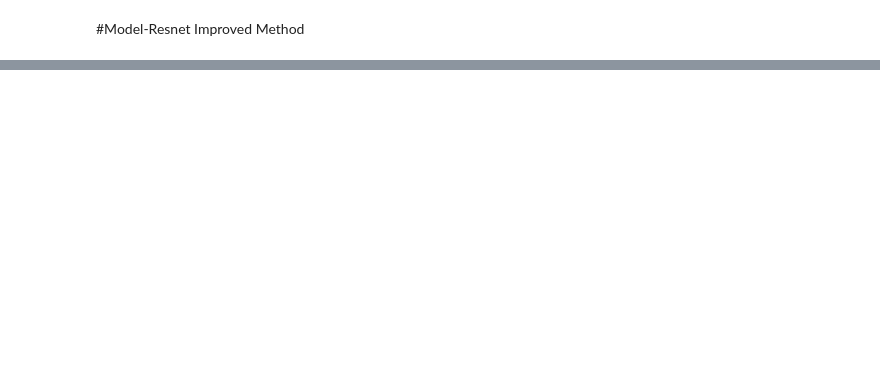
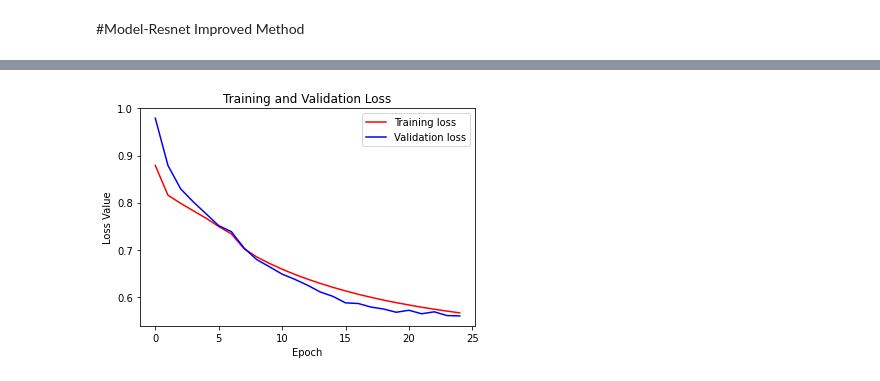
Before and after one commit to BJToor/sep769-deep-learning-project, a Jupyter notebook: DeepLearningProject_Group2.ipynb, the cells around one changed output, grey strips where cells are left out. Cells and saved outputs as stored; diff of their text form; code cells hidden in the pictures; blank space fills up the shorter version.

Commit message:
Resnet model running

```diff
--- a/DeepLearningProject_Group2.ipynb
+++ b/DeepLearningProject_Group2.ipynb
@@ -44,8 +45,8 @@ original_images_path = '/content/gdrive/Shareddrives/SEP_769/data/drone_data/ori
 original_semantic_path = '/content/gdrive/Shareddrives/SEP_769/data/drone_data/label_images_semantic/'
 HEIGHT = 200
 WIDTH = 300
-EPOCHS = 50
-BATCHSIZE = 3
+EPOCHS = 25
+BATCHSIZE = 6
 VAL_SPLIT = 0.9
 
 # reads images from dir, resizes and returns np array
@@ -224,46 +178,55 @@ ________________________________________________________________________________
 # %%
-#input_Layer = tf.keras.Input(shape=(train_images[0].shape))
-input_Layer = tf.keras.Input(shape=((200,300,3)))
-resnet_layers = tf.keras.applications.ResNet50(include_top=False, weights='imagenet', input_tensor=input_Layer)
-resnet_layers.trainable = False
-
-print(resnet_layers)
+def build_model():
+  #input_Layer = tf.keras.Input(shape=(train_images[0].shape))
+  input_Layer = tf.keras.Input(shape=((200,300,3)))
+  resnet_layers = tf.keras.applications.ResNet50(include_top=False, weights='imagenet', input_tensor=input_Layer)
+  resnet_layers.trainable = False
 
 
-#NOTE My layers do not contain residual connections yet
-#decoder_start = tf.keras.layers.Input((7, 10, 2048))
-decoder = tf.keras.layers.Conv2DTranspose(filters=512, kernel_size=(3,3), strides=(1,1))(resnet_layers.layers[-1].output)
-decoder = tf.keras.layers.BatchNormalization(axis=1)(decoder)
-decoder = tf.keras.layers.Activation(tf.keras.activations.relu)(decoder)
+  #NOTE My layers do not contain residual connections yet
+  decoder = tf.keras.layers.Conv2DTranspose(filters=1028, kernel_size=(3,3), strides=(2,2), padding='same', output_padding=(0,0))(resnet_layers.layers[-1].output)
+  decoder = tf.keras.layers.BatchNormalization()(decoder)
+  decoder = tf.keras.layers.Activation(tf.keras.activations.relu)(decoder)
+  decoder = tf.keras.layers.Conv2DTranspose(filters=512, kernel_size=(3,3), strides=(2,2), padding='same', output_padding=(0,1))(decoder)
+  decoder = tf.keras.layers.BatchNormalization()(decoder)
+  decoder = tf.keras.layers.Activation(tf.keras.activations.relu)(decoder)
+  decoder = tf.keras.layers.Conv2DTranspose(filters=256, kernel_size=(3,3), strides=(2,2), padding='same', output_padding=(1,0))(decoder)
+  decoder = tf.keras.layers.BatchNormalization()(decoder)
+  decoder = tf.keras.layers.Activation(tf.keras.activations.relu)(decoder)
+  decoder = tf.keras.layers.Conv2DTranspose(filters=128, kernel_size=(3,3), strides=(2,2), padding='same', output_padding=(1,1))(decoder)
+  decoder = tf.keras.layers.BatchNormalization()(decoder)
+  decoder = tf.keras.layers.Activation(tf.keras.activations.relu)(decoder)
+  decoder = tf.keras.layers.Conv2DTranspose(filters=64, kernel_size=(3,3), strides=(2,2), padding='same', output_padding=(1,1))(decoder)
+  decoder = tf.keras.layers.BatchNormalization()(decoder)
+  decoder = tf.keras.layers.Activation(tf.keras.activations.relu)(decoder)
+  decoder = tf.keras.layers.Conv2DTranspose(filters=3, kernel_size=(1,1), strides=(1,1), padding='same', output_padding=(0,0))(decoder)
+  decoder = tf.keras.layers.BatchNormalization()(decoder)
+  decoder = tf.keras.layers.Activation(tf.keras.activations.relu)(decoder)
 
-decoder = tf.keras.layers.Conv2DTranspose(filters=512, kernel_size=(3,3), strides=(1,2))(decoder)
-decoder = tf.keras.layers.BatchNormalization(axis=1)(decoder)
-decoder = tf.keras.layers.Activation(tf.keras.activations.relu)(decoder)
+  print('\n\n\nModel Created.\n\n\n')
+  model = tf.keras.Model(inputs=input_Layer, outputs=decoder, name="resnet_model")
+  #model.summary()
+  #tf.keras.utils.plot_model(decoder_model, show_shapes=True)
 
-decoder = tf.keras.layers.Conv2DTranspose(filters=512, kernel_size=(3,3))(decoder)
-decoder = tf.keras.layers.BatchNormalization(axis=1)(decoder)
-decoder = tf.keras.layers.Activation(tf.keras.activations.relu)(decoder)
+  return model
 
-decoder = tf.keras.layers.Conv2DTranspose(filters=256, kernel_size=(3,3))(decoder)
-decoder = tf.keras.layers.BatchNormalization(axis=1)(decoder)
-decoder = tf.keras.layers.Activation(tf.keras.activations.relu)(decoder)
+model = build_model()
+loss_fn = tf.keras.losses.SparseCategoricalCrossentropy(from_logits=True)
 
-decoder = tf.keras.layers.Conv2DTranspose(filters=256, kernel_size=(3,3))(decoder)
-decoder = tf.keras.layers.BatchNormalization(axis=1)(decoder)
-decoder = tf.keras.layers.Activation(tf.keras.activations.relu)(decoder)
 
-decoder = tf.keras.layers.Conv2DTranspose(filters=128, kernel_size=(3,3))(decoder)
-decoder = tf.keras.layers.BatchNormalization(axis=1)(decoder)
-decoder = tf.keras.layers.Activation(tf.keras.activations.relu)(decoder)
+model.compile(optimizer="adam", loss=loss_fn, metrics=["accuracy"])
 
-#decoder = tf.keras.layers.UpSampling2D(size=(3,3))(decoder)
-#decoder = tf.keras.layers.BatchNormalization()(decoder)
-#decoder = tf.keras.layers.Activation(tf.keras.activations.relu)(decoder)
-
-print('\n\n\n\n')
-decoder_model = tf.keras.Model(inputs=input_Layer, outputs=decoder, name="decoder_model")
-
-print(decoder_model)
-#model = tf.keras.layers.concatenate([resnet_layers, decoder_model])
-decoder_model.summary()
+hist = model.fit(X_train, Y_train, batch_size=BATCHSIZE, epochs=EPOCHS, validation_data=(X_val, Y_val), verbose=1)
+loss = hist.history['loss']
+val_loss = hist.history['val_loss']
+epochs = range(EPOCHS)
+plt.figure()
+plt.plot(epochs, loss, 'r', label='Training loss')
+plt.plot(epochs, val_loss, 'b', label='Validation loss')
+plt.title('Training and Validation Loss')
+plt.xlabel('Epoch')
+plt.ylabel('Loss Value')
+# plt.ylim([0, 1])
+plt.legend()
+plt.show()
 # %% [output]
@@ -286,0 +250 @@ ________________________________________________________________________________
+[figure, added]
```
Also changed, not shown: parts of 10 cells of this notebook.
